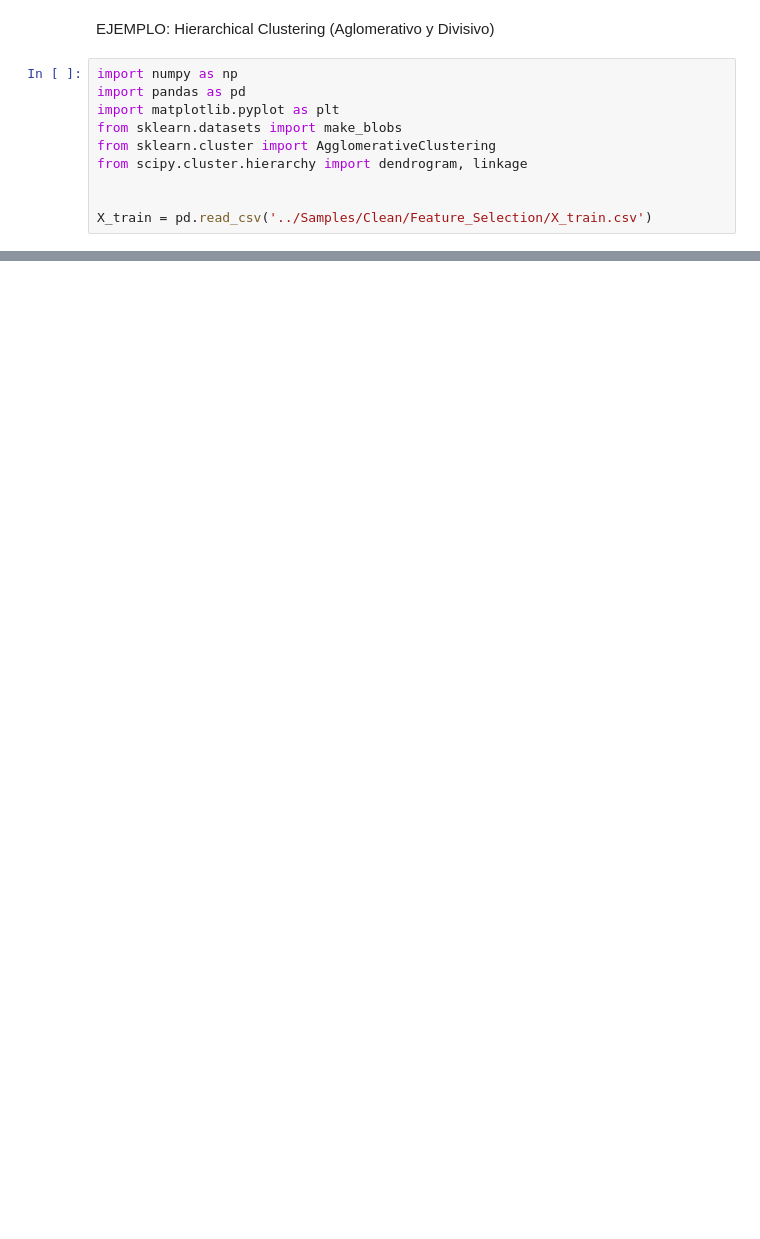
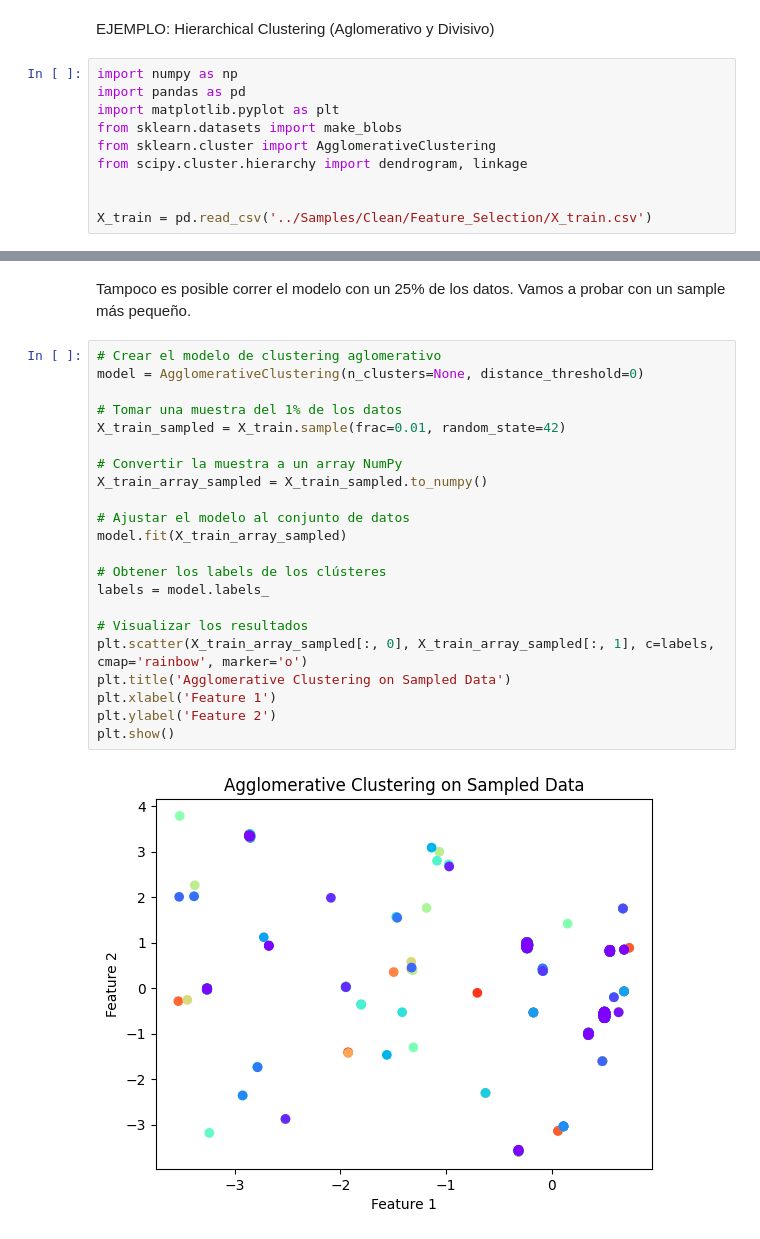
Before and after one commit to TatianaCC/STARS_FinalProject, a Jupyter notebook: src/Class_Hierarchy.ipynb, the cells around one changed output, grey strips where cells are left out. Saved outputs shown, nothing was run; the diff lists cells and outputs as text; blank space fills up the shorter version.

Commit message:
other models v2 sil 240603

```diff
--- a/src/Class_Hierarchy.ipynb
+++ b/src/Class_Hierarchy.ipynb
@@ -23,0 +84,26 @@ MemoryError: Unable to allocate 306. GiB for an array with shape (41100308571,)
+# %% [markdown]
+Tampoco es posible correr el modelo con un 25% de los datos. Vamos a probar con un sample más pequeño.
+# %%
+# Crear el modelo de clustering aglomerativo
+model = AgglomerativeClustering(n_clusters=None, distance_threshold=0)
+
+# Tomar una muestra del 1% de los datos
+X_train_sampled = X_train.sample(frac=0.01, random_state=42)
+
+# Convertir la muestra a un array NumPy
+X_train_array_sampled = X_train_sampled.to_numpy()
+
+# Ajustar el modelo al conjunto de datos
+model.fit(X_train_array_sampled)
+
+# Obtener los labels de los clústeres
+labels = model.labels_
+
+# Visualizar los resultados
+plt.scatter(X_train_array_sampled[:, 0], X_train_array_sampled[:, 1], c=labels, cmap='rainbow', marker='o')
+plt.title('Agglomerative Clustering on Sampled Data')
+plt.xlabel('Feature 1')
+plt.ylabel('Feature 2')
+plt.show()
+# %% [output]
+[figure, added]
```
Also changed, not shown: parts of 9 cells of this notebook, 5 other files.
